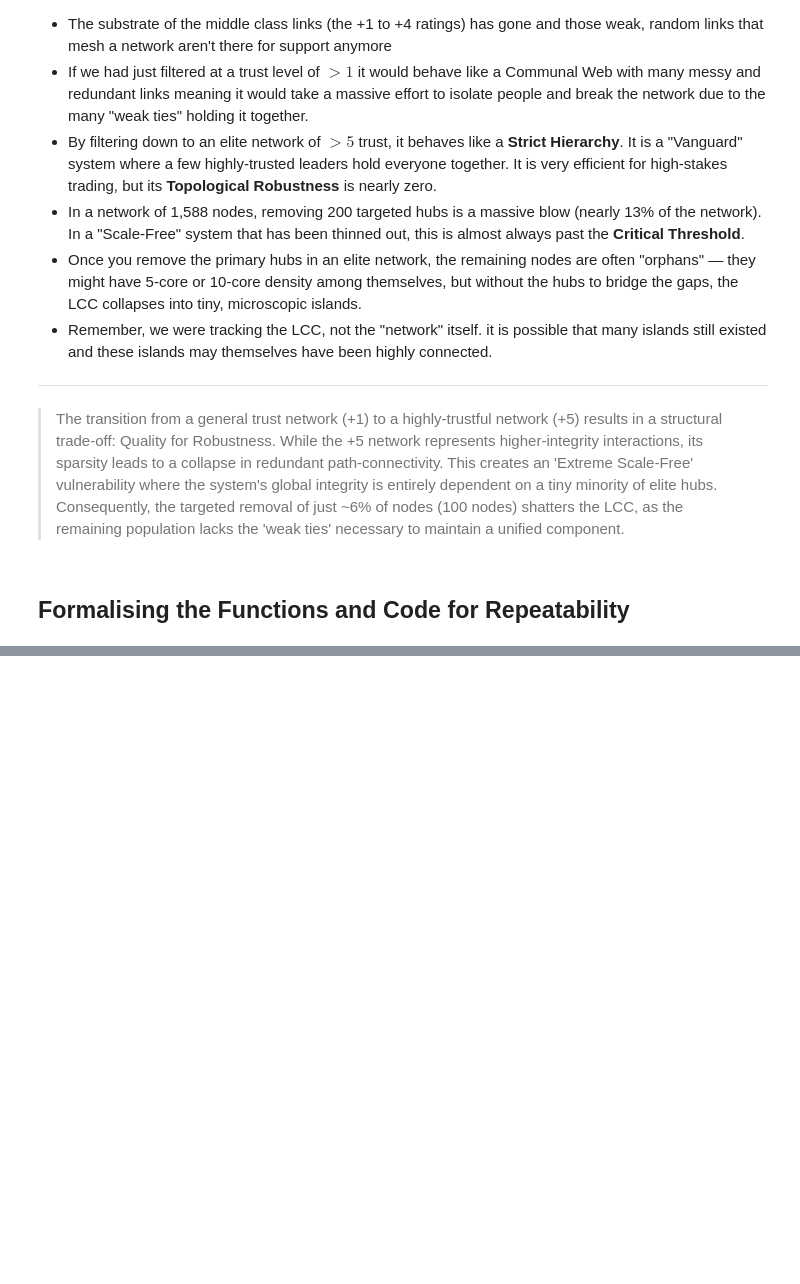
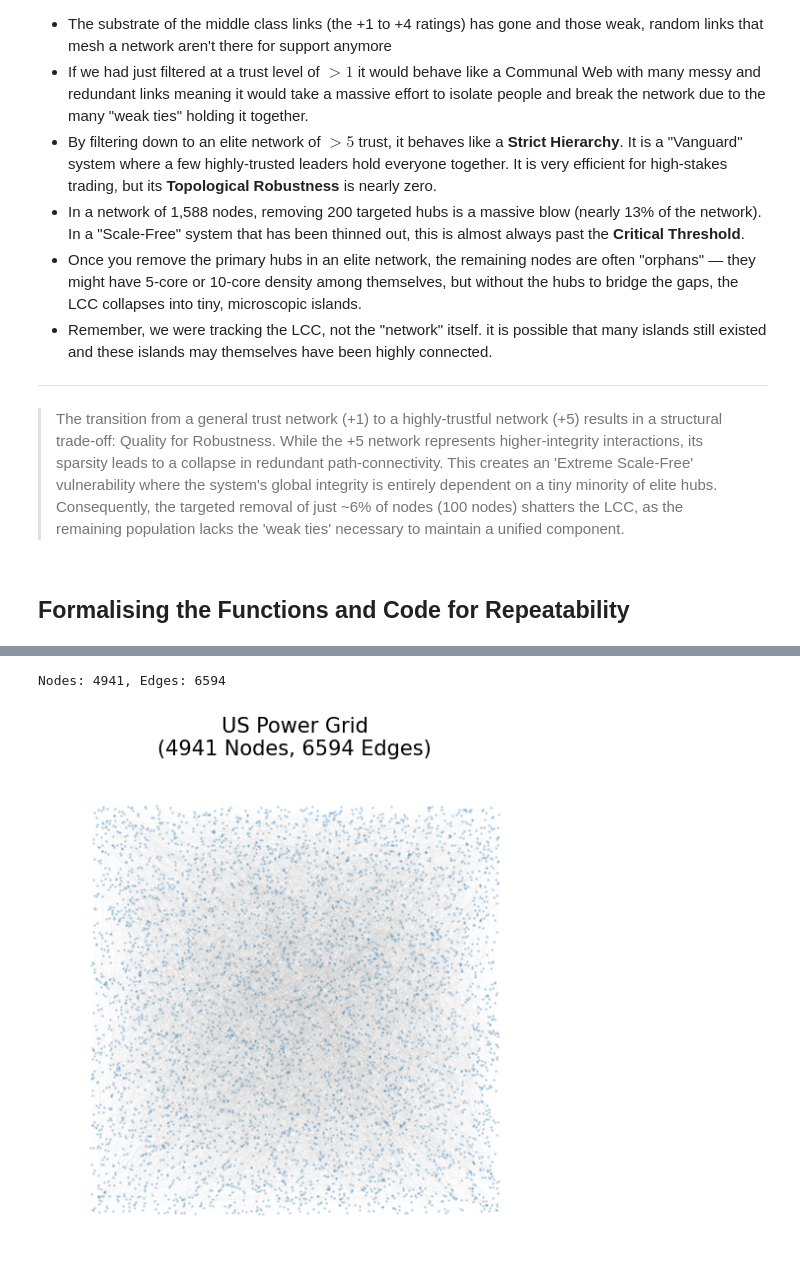
Before and after one commit to LukeBirkett/study-planner, a Jupyter notebook: 981G5_Network_Science/labs/lab_3/lab_3.ipynb, the cells around one changed output, grey strips where cells are left out. Saved outputs shown, nothing was run; the diff lists cells and outputs as text; code cells hidden in the pictures; blank space fills up the shorter version.

```diff
--- a/981G5_Network_Science/labs/lab_3/lab_3.ipynb
+++ b/981G5_Network_Science/labs/lab_3/lab_3.ipynb
@@ -1028,0 +1037,14 @@ Targeted:
+# %%
+def visualise_random_network(network, title):
+      plt.figure(figsize=(5, 5))
+      pos = nx.random_layout(network, seed=40)
+      nx.draw(network, pos,
+              node_size=1,
+              node_color='#1f77b4',
+              edge_color='gray',
+              width=0.05,
+              alpha=0.2,
+              with_labels=False,
+              arrows=False)
+      plt.title(f"{title}\n({network.number_of_nodes()} Nodes, {network.number_of_edges()} Edges)", fontsize=15)
+      plt.show()
@@ -1028,0 +1253,20 @@ Targeted:
+# %%
+import networkx as nx
+
+file_path = './opsahl-powergrid/out.opsahl-powergrid'
+
+G_power = nx.read_edgelist(
+    file_path,
+    comments='%',
+    nodetype=int,
+    data=[('weight', int), ('timestamp', float)],
+    create_using=nx.Graph()
+)
+
+print(f"Nodes: {G_power.number_of_nodes()}, Edges: {G_power.number_of_edges()}")
+# %% [output]
+Nodes: 4941, Edges: 6594
+# %%
+visualise_random_network(G_power, "US Power Grid")
+# %% [output]
+[figure, added]
```
Also changed, not shown: parts of 26 cells of this notebook, 3 other files.
